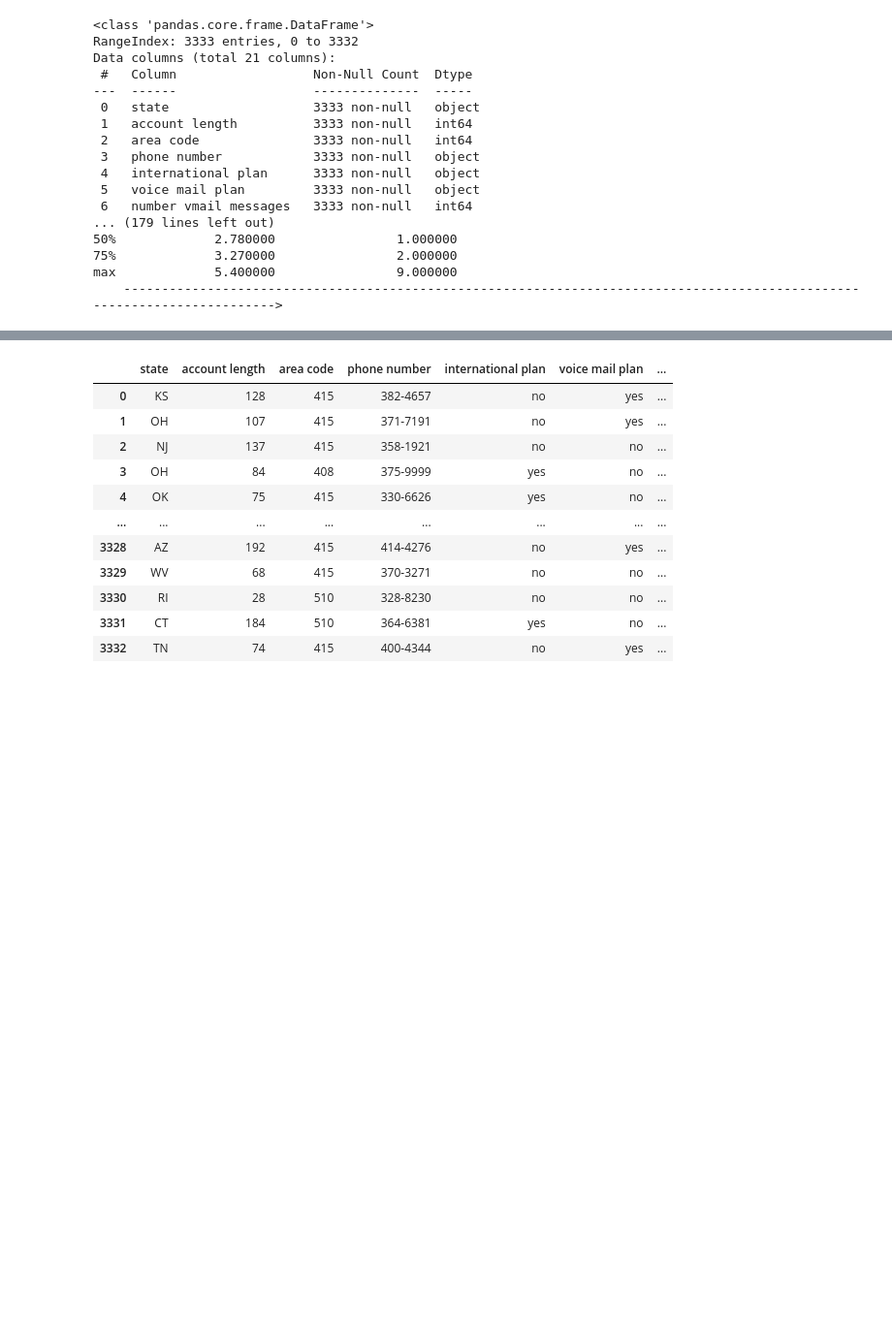
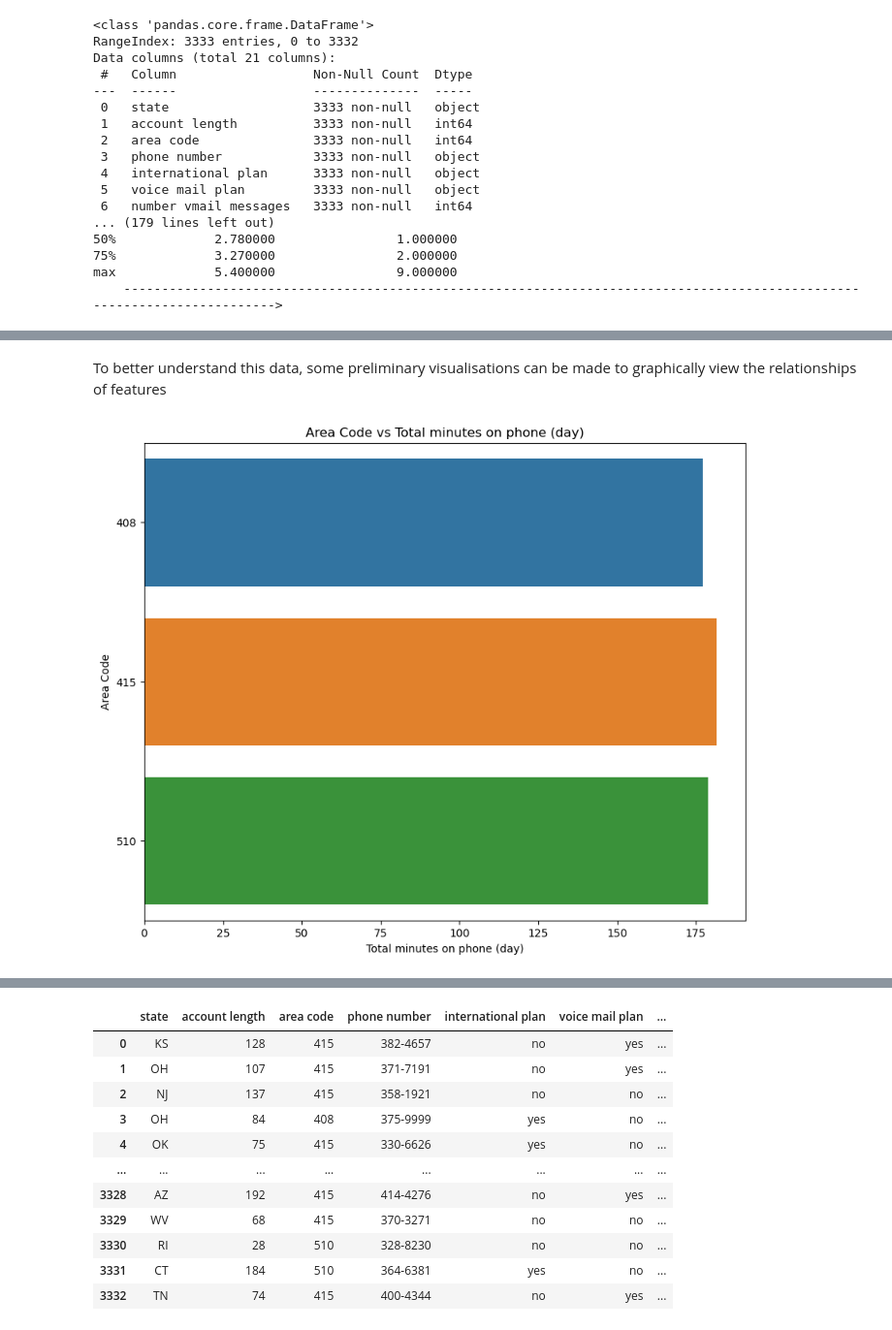
Before and after one commit to M13Mwongo/dsc-machine-learning, a Jupyter notebook: index.ipynb, the cells around one changed output, grey strips where cells are left out. Shown at 97% size. Drawn from its saved outputs; the diff is of its cells as text; code cells hidden in the pictures; blank space fills up the shorter version.

```diff
--- a/index.ipynb
+++ b/index.ipynb
@@ -76,6 +83,36 @@ class DataSourcing:
 
   def null_count(self):
     return self.dataframe.isnull().sum()
+
+  def unique_count(self):
+    return self.dataframe.nunique()
+
+  def unique_per_column(self):
+    print("<----- UNIQUE VALUES IN EACH COLUMN ----->")
+    for col in self.dataframe.columns:
+      print(f"{col} ({len(self.dataframe[col].unique())} unique)\n {sorted(self.dataframe[col].unique())}")
+      print()
+    print("<----- END OF UNIQUE VALUES IN EACH COLUMN ----->")
+    return
+
+  def plot_barplot(self,dataframe,x,y,x_title,y_title):
+    fig,ax = plt.subplots(figsize=(10,8))
+
+    sns.barplot(data = dataframe,x=x, y=y,orient='h',errorbar=None)
+    ax.set_title(f"{y_title} vs {x_title}")
+    ax.set_xlabel(x_title)
+    ax.set_ylabel(y_title)
+    plt.show()
+
+  def plot_boxplot(self,dataframe,x,y,x_title,y_title):
+    fig,ax = plt.subplots(figsize=(10,8))
+
+    sns.boxplot(data = dataframe,x=x, y=y)
+    ax.set_title(f"{y_title} vs {x_title}")
+    ax.set_xlabel(x_title)
+    ax.set_ylabel(y_title)
+    plt.xticks(rotation=90)
+    plt.show()
 # %%
 class DataPreProcessing(DataSourcing):
   def __init__(self, dataframe):
@@ -400,0 +488,6 @@ dtype: int64
+# %% [markdown]
+To better understand this data, some preliminary visualisations can be made to graphically view the relationships of features
+# %%
+data_sourcing.plot_barplot(data_sourcing.dataframe.sort_values(by='area code',ascending=False),x='total day minutes',y='area code',x_title='Total minutes on phone (day)',y_title='Area Code')
+# %% [output]
+[figure, added]
```
Also changed, not shown: parts of 33 cells of this notebook.
